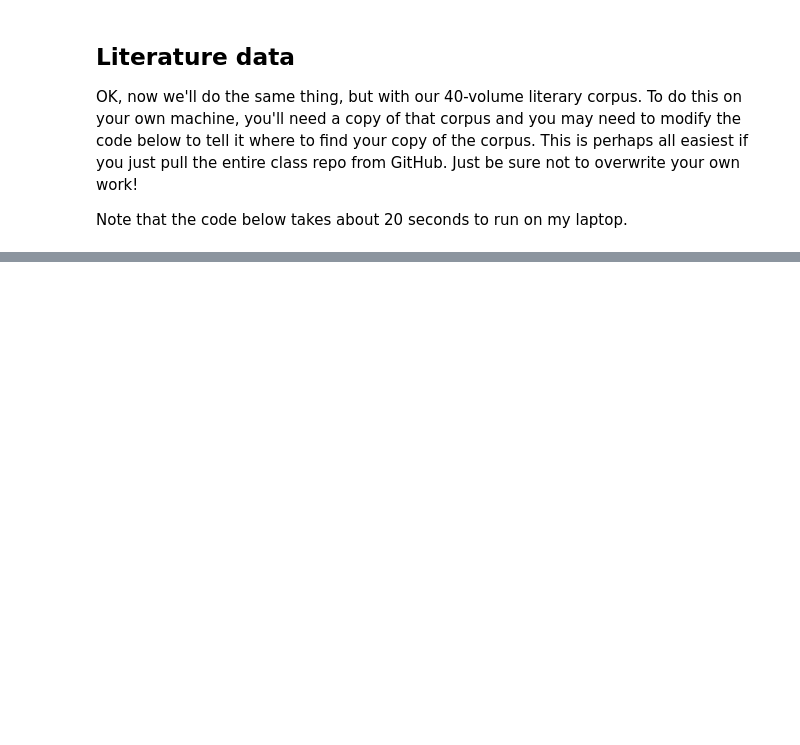
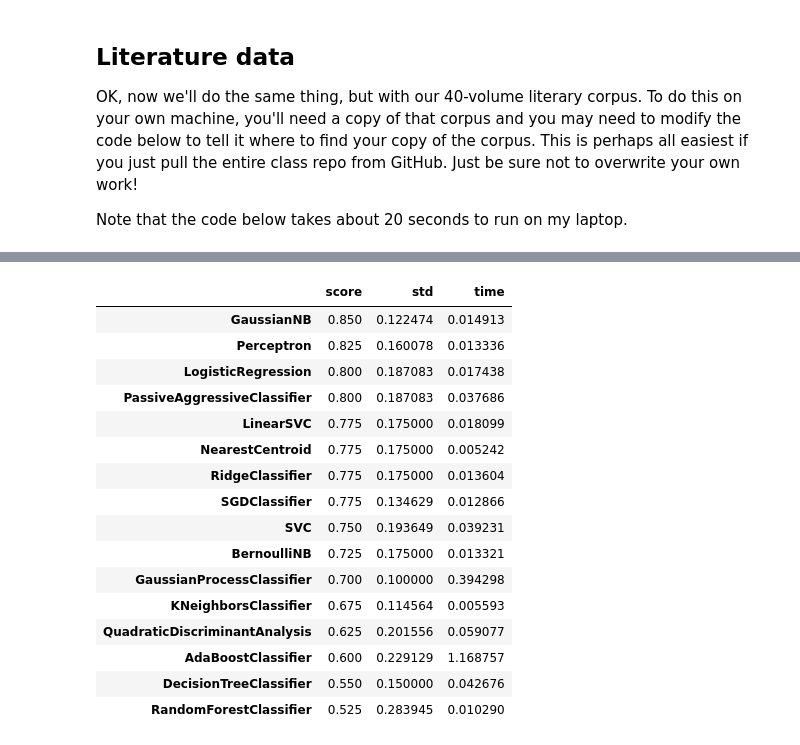
Before and after one commit to wilkens-teaching/dhgrad2019, a Jupyter notebook: exercises/ps5/Clustering demo.ipynb, the cells around one changed output, grey strips where cells are left out. Saved outputs shown, nothing was run; the diff lists cells and outputs as text; code cells hidden in the pictures; blank space fills up the shorter version.

```diff
--- a/exercises/ps5/Clustering demo.ipynb
+++ b/exercises/ps5/Clustering demo.ipynb
@@ -169,0 +259,25 @@ If you're feeling ambitious, you can try different settings for the vectorizer t
+# %%
+import pandas as pd
+df = pd.DataFrame.from_dict(results, orient='index')
+df['time'] = df.fit_time.apply(lambda x: np.mean(np.asarray(x)))
+df['score'] = df.test_score.apply(lambda x: np.mean(np.asarray(x)))
+df['std'] = df.test_score.apply(lambda x: np.std(np.asarray(x)))
+display(df[['score', 'std', 'time']].sort_values(by='score', ascending=False))
+# %% [output]
+|  | score | std | time |
+| GaussianNB | 0.850 | 0.122474 | 0.014913 |
+| Perceptron | 0.825 | 0.160078 | 0.013336 |
+| LogisticRegression | 0.800 | 0.187083 | 0.017438 |
+| PassiveAggressiveClassifier | 0.800 | 0.187083 | 0.037686 |
+| LinearSVC | 0.775 | 0.175000 | 0.018099 |
+| NearestCentroid | 0.775 | 0.175000 | 0.005242 |
+| RidgeClassifier | 0.775 | 0.175000 | 0.013604 |
+| SGDClassifier | 0.775 | 0.134629 | 0.012866 |
+| SVC | 0.750 | 0.193649 | 0.039231 |
+| BernoulliNB | 0.725 | 0.175000 | 0.013321 |
+| GaussianProcessClassifier | 0.700 | 0.100000 | 0.394298 |
+| KNeighborsClassifier | 0.675 | 0.114564 | 0.005593 |
+| QuadraticDiscriminantAnalysis | 0.625 | 0.201556 | 0.059077 |
+| AdaBoostClassifier | 0.600 | 0.229129 | 1.168757 |
+| DecisionTreeClassifier | 0.550 | 0.150000 | 0.042676 |
+| RandomForestClassifier | 0.525 | 0.283945 | 0.010290 |
```
Also changed, not shown: parts of 9 cells of this notebook.
